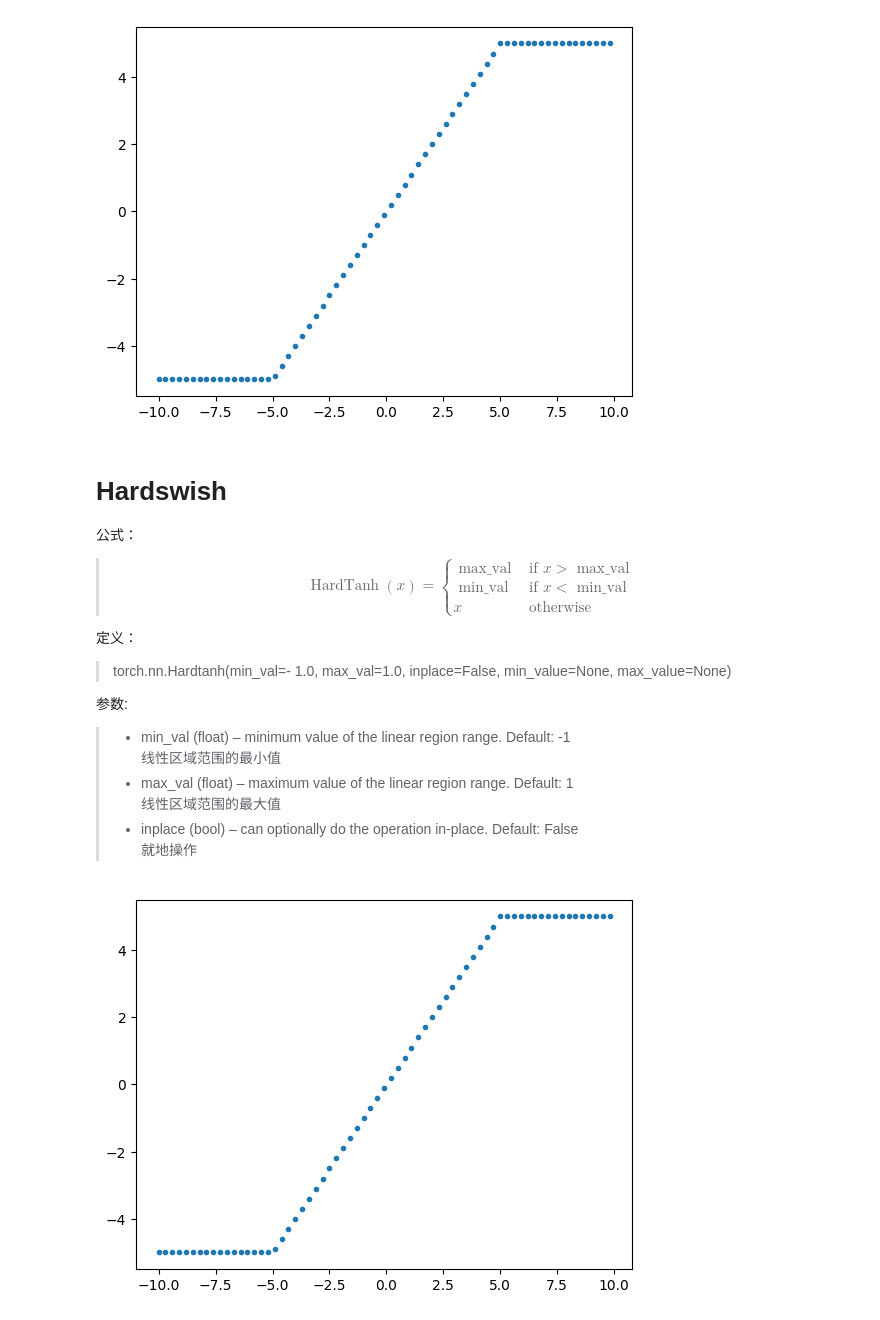
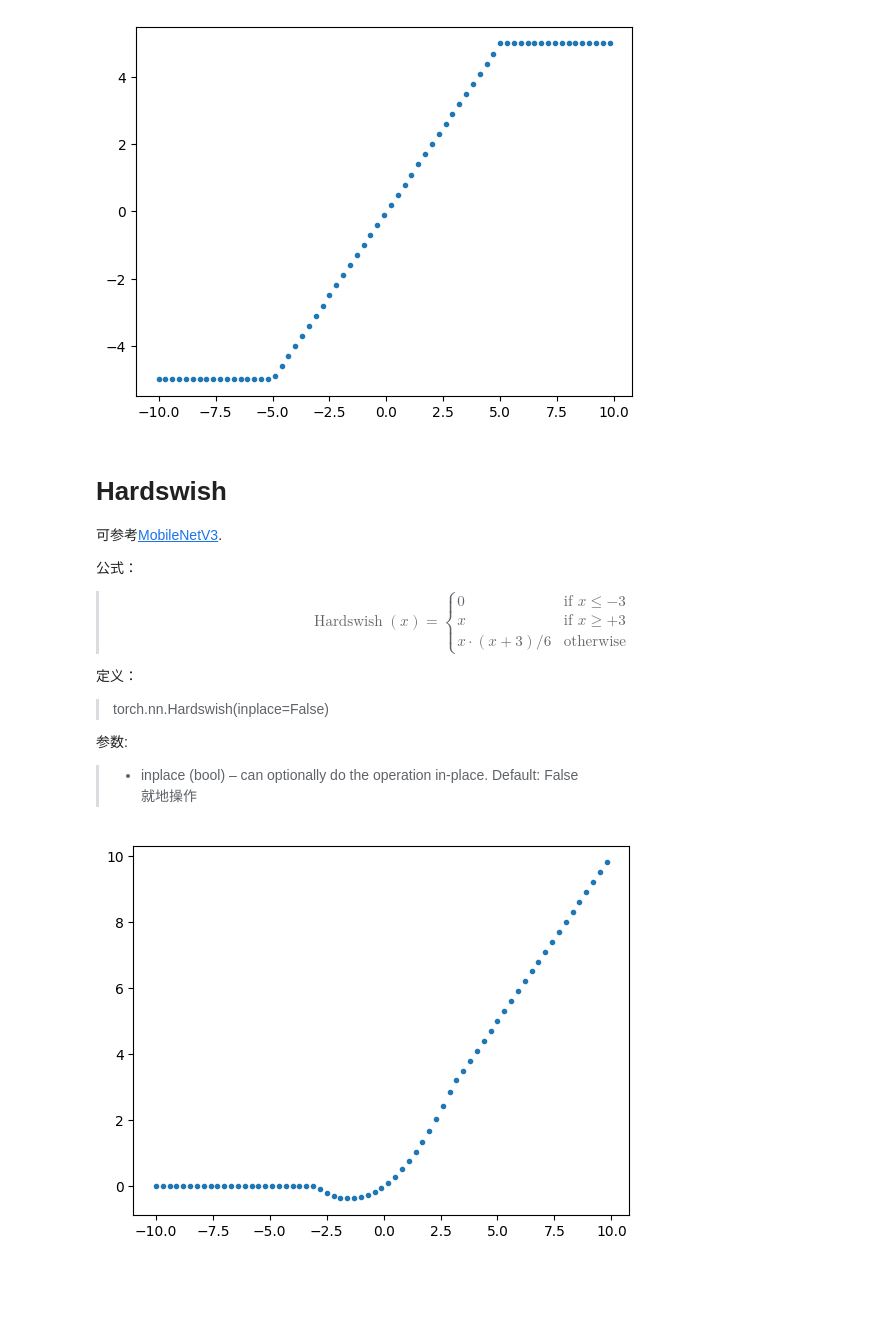
Before and after one commit to itmorn/AI.handbook, a Jupyter notebook: DL/module/Activations/ActivationsSummary.ipynb, the cells around one changed output. Cells and saved outputs as stored; diff of their text form; code cells hidden in the pictures; blank space fills up the shorter version.

```diff
--- a/DL/module/Activations/ActivationsSummary.ipynb
+++ b/DL/module/Activations/ActivationsSummary.ipynb
@@ -130,34 +132,32 @@ plt.show()
 # %% [markdown]
 # Hardswish
 
+可参考[MobileNetV3](https://arxiv.org/abs/1905.02244).
+
 公式：
-> $$\operatorname{HardTanh}(x)=\left\{\begin{array}{ll}
-\text { max\_val } & \text { if } x>\text { max\_val } \\
-\text { min\_val } & \text { if } x<\text { min\_val } \\
-x & \text { otherwise }
+> $$\operatorname{Hardswish}(x)=\left\{\begin{array}{ll}
+0 & \text { if } x \leq-3 \\
+x & \text { if } x \geq+3 \\
+x \cdot(x+3) / 6 & \text { otherwise }
 \end{array}\right.$$
 
 定义：
-> torch.nn.Hardtanh(min_val=- 1.0, max_val=1.0, inplace=False, min_value=None, max_value=None)
+> torch.nn.Hardswish(inplace=False)
 
 参数:
-> - min_val (float) – minimum value of the linear region range. Default: -1
-> 线性区域范围的最小值
-> - max_val (float) – maximum value of the linear region range. Default: 1
-> 线性区域范围的最大值
 > - inplace (bool) – can optionally do the operation in-place. Default: False
 > 就地操作
 # %%
 import torch
 import torch.nn as nn
 import matplotlib.pyplot as plt
 
 input = torch.arange(start=-10,end=10,step=0.3, dtype=torch.float)
 
-m = nn.Hardtanh(min_val=- 1.0, max_val=1.0, inplace=False, min_value=-5, max_value=5)
+m = nn.Hardswish()
 
 output = m(input)
 plt.scatter(input,output,marker=".")
 plt.show()
 # %% [output]
-[figure, old version]
+[figure, new version]
```
Also changed, not shown: parts of 4 cells of this notebook, 1 other file.
